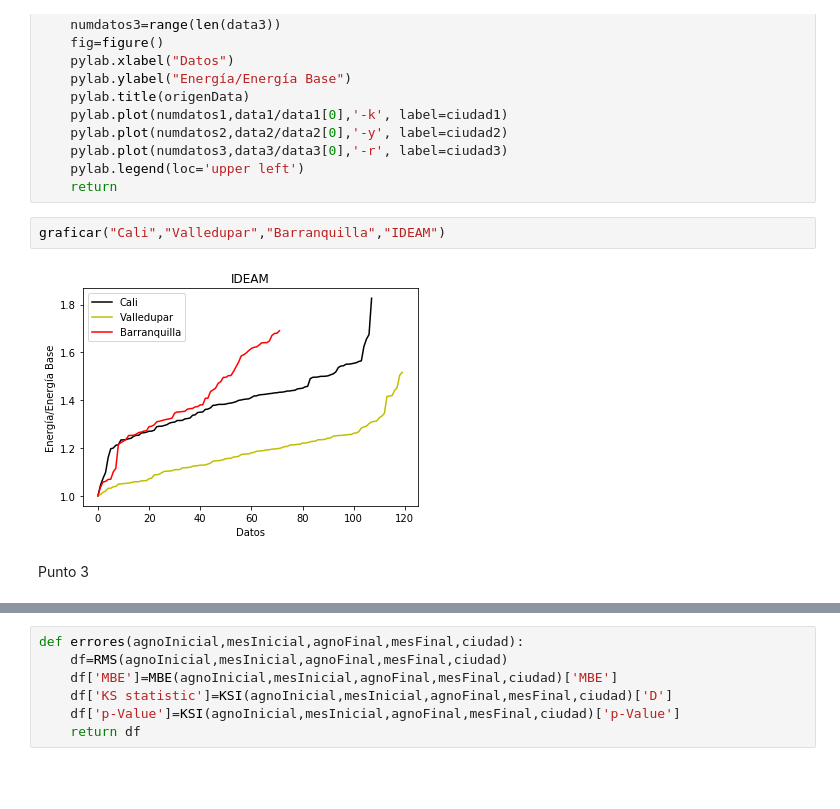
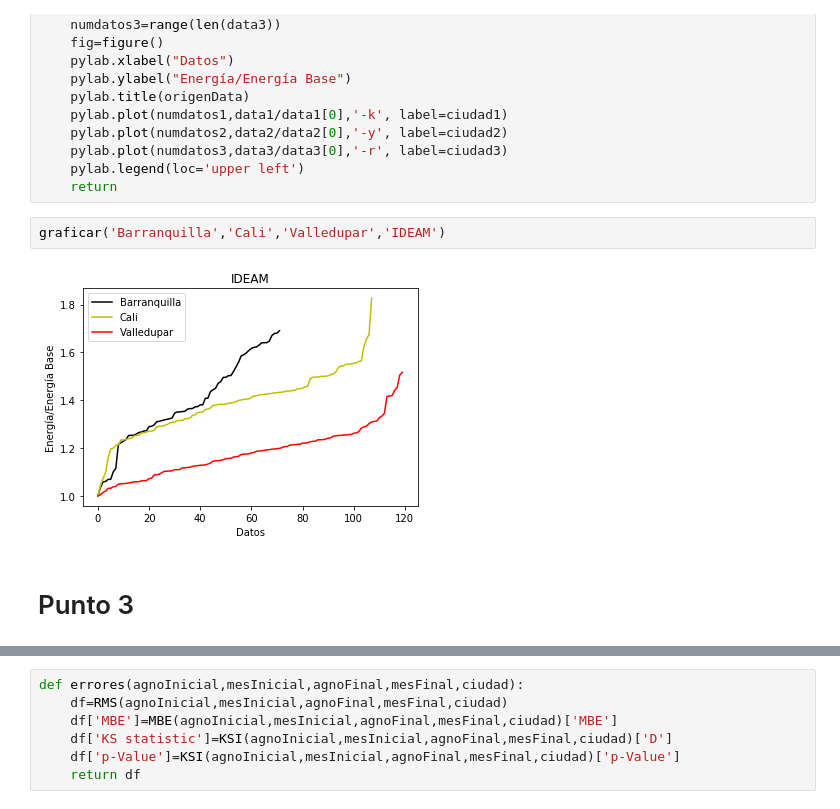
Before and after one commit to JuanVillegasSantos/Herramientas-Computacionales-IMEC3602, a Jupyter notebook: 02_taller01/solucionTaller.ipynb, the cells around one changed output, grey strips where cells are left out. Cells and saved outputs as stored; diff of their text form; blank space fills up the shorter version.

```diff
--- a/02_taller01/solucionTaller.ipynb
+++ b/02_taller01/solucionTaller.ipynb
@@ -68,11 +68,11 @@ def graficar(ciudad1,ciudad2,ciudad3,origenData):
     pylab.legend(loc='upper left')
     return
 # %%
-graficar("Cali","Valledupar","Barranquilla","IDEAM")
+graficar('Barranquilla','Cali','Valledupar','IDEAM')
 # %% [output]
-[figure, old version]
+[figure, new version]
-# %% [markdown]
-Punto 3
+# %% [markdown]
+# Punto 3
 # %%
 #OJO, datos satelitales son NREL, datos reales son IDEAM
 #Seleccionar pedazos de series
```
Also changed, not shown: parts of 11 cells of this notebook.
